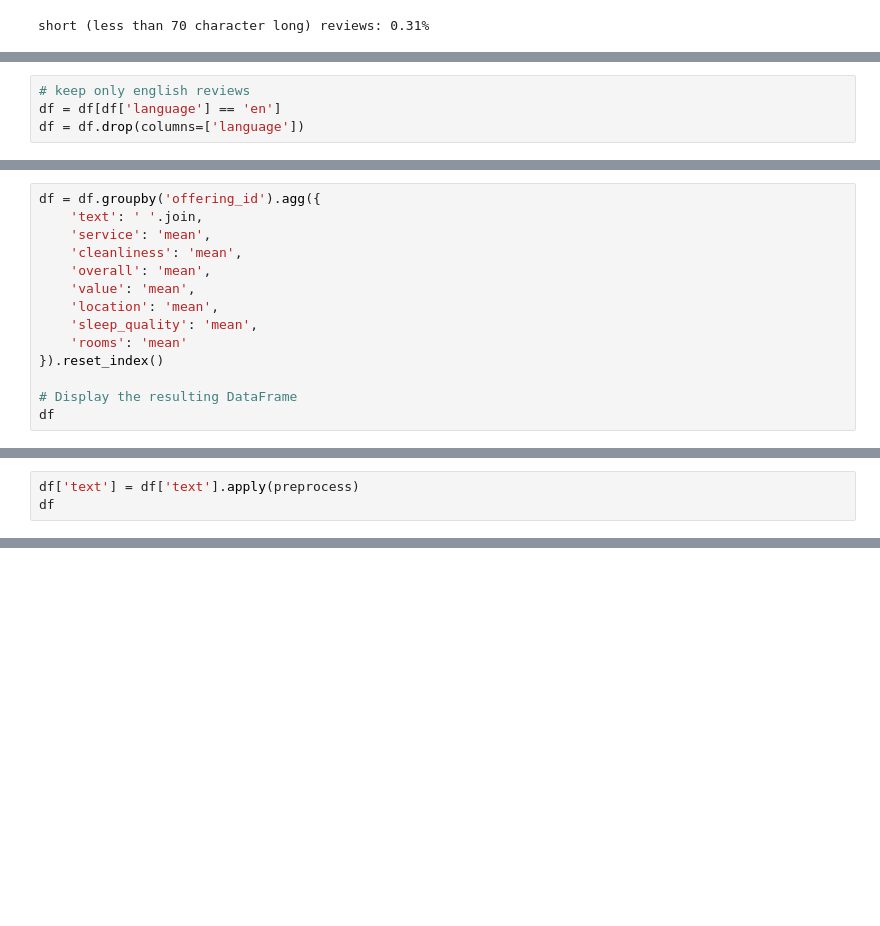
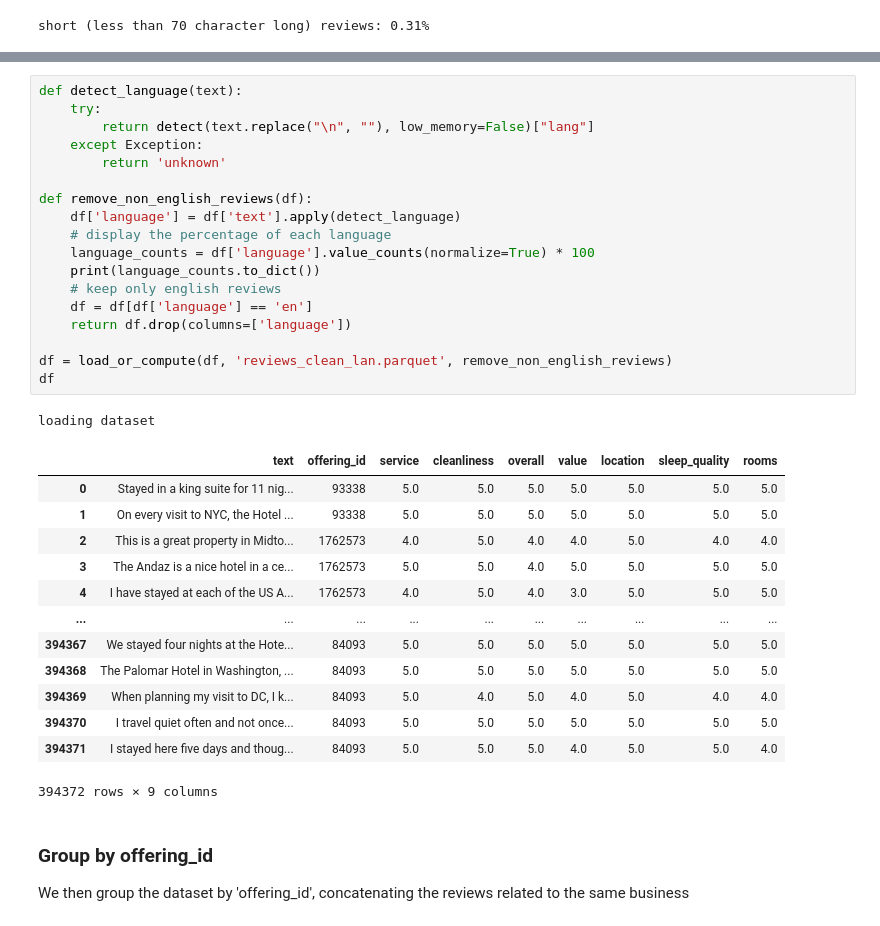
Before and after one commit to MikeCheek/Project1-MachineLearningForNLP, a Jupyter notebook: project1.ipynb, the cells around one changed output, grey strips where cells are left out. Cells and saved outputs as stored; diff of their text form; blank space fills up the shorter version.

```diff
--- a/project1.ipynb
+++ b/project1.ipynb
@@ -250,4 +226,0 @@ Since the dataset is mostly in English, we can filter out the non-English review
-# %%
-# keep only english reviews
-df = df[df['language'] == 'en']
-df = df.drop(columns=['language'])
@@ -276,14 +226,0 @@ df_filtered
-# %%
-df = df.groupby('offering_id').agg({
-    'text': ' '.join,
-    'service': 'mean',
-    'cleanliness': 'mean',
-    'overall': 'mean',
-    'value': 'mean',
-    'location': 'mean',
-    'sleep_quality': 'mean',
-    'rooms': 'mean'
-}).reset_index()
-
-# Display the resulting DataFrame
-df
@@ -339,3 +226,0 @@ def preprocess(text):
-# %%
-df['text'] = df['text'].apply(preprocess)
-df
@@ -453,0 +232,36 @@ MSE normalized: 0.02380   (avg MSE: 1.15050)
+# %%
+def detect_language(text):
+    try:
+        return detect(text.replace("\n", ""), low_memory=False)["lang"]
+    except Exception:
+        return 'unknown'
+
+def remove_non_english_reviews(df):
+    df['language'] = df['text'].apply(detect_language)
+    # display the percentage of each language
+    language_counts = df['language'].value_counts(normalize=True) * 100
+    print(language_counts.to_dict())
+    # keep only english reviews
+    df = df[df['language'] == 'en']
+    return df.drop(columns=['language'])
+
+df = load_or_compute(df, 'reviews_clean_lan.parquet', remove_non_english_reviews)
+df
+# %% [output]
+loading dataset
+|  | text | offering_id | service | cleanliness | overall | value | location | sleep_quality | rooms |
+| 0 | Stayed in a king suite for 11 nig... | 93338 | 5.0 | 5.0 | 5.0 | 5.0 | 5.0 | 5.0 | 5.0 |
+| 1 | On every visit to NYC, the Hotel ... | 93338 | 5.0 | 5.0 | 5.0 | 5.0 | 5.0 | 5.0 | 5.0 |
+| 2 | This is a great property in Midto... | 1762573 | 4.0 | 5.0 | 4.0 | 4.0 | 5.0 | 4.0 | 4.0 |
+| 3 | The Andaz is a nice hotel in a ce... | 1762573 | 5.0 | 5.0 | 4.0 | 5.0 | 5.0 | 5.0 | 5.0 |
+| 4 | I have stayed at each of the US A... | 1762573 | 4.0 | 5.0 | 4.0 | 3.0 | 5.0 | 5.0 | 5.0 |
+| ... | ... | ... | ... | ... | ... | ... | ... | ... | ... |
+| 394367 | We stayed four nights at the Hote... | 84093 | 5.0 | 5.0 | 5.0 | 5.0 | 5.0 | 5.0 | 5.0 |
+| 394368 | The Palomar Hotel in Washington, ... | 84093 | 5.0 | 5.0 | 5.0 | 5.0 | 5.0 | 5.0 | 5.0 |
+| 394369 | When planning my visit to DC, I k... | 84093 | 5.0 | 4.0 | 5.0 | 4.0 | 5.0 | 4.0 | 4.0 |
+| 394370 | I travel quiet often and not once... | 84093 | 5.0 | 5.0 | 5.0 | 5.0 | 5.0 | 5.0 | 5.0 |
+| 394371 | I stayed here five days and thoug... | 84093 | 5.0 | 5.0 | 5.0 | 4.0 | 5.0 | 5.0 | 4.0 |
+394372 rows × 9 columns
+# %% [markdown]
+### Group by offering_id
+We then group the dataset by 'offering_id', concatenating the reviews related to the same business
```
Also changed, not shown: parts of 75 cells of this notebook, 6 other files.
